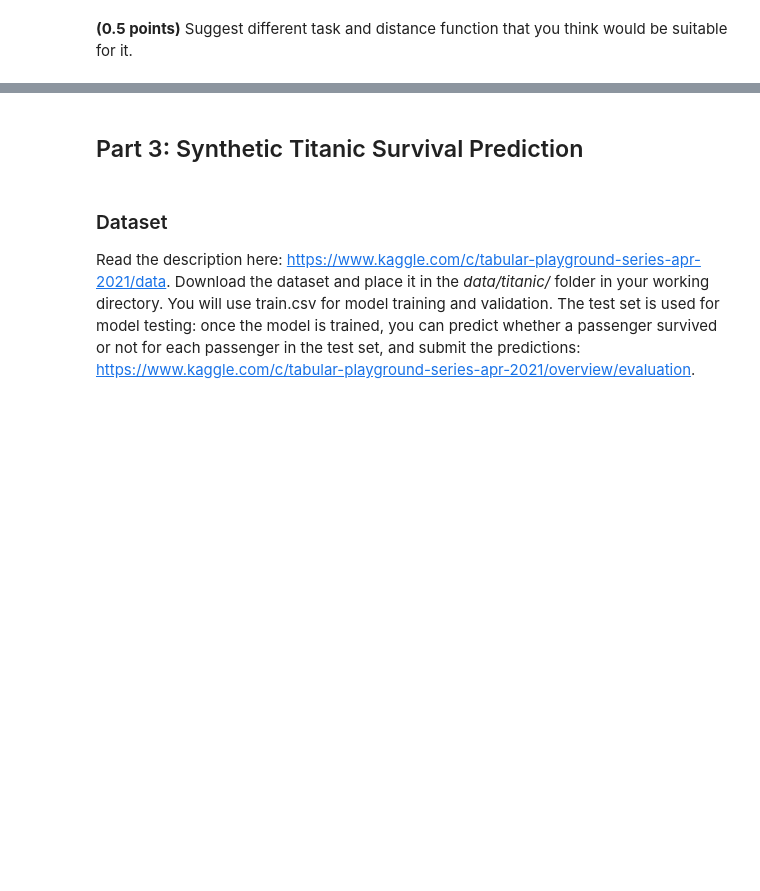
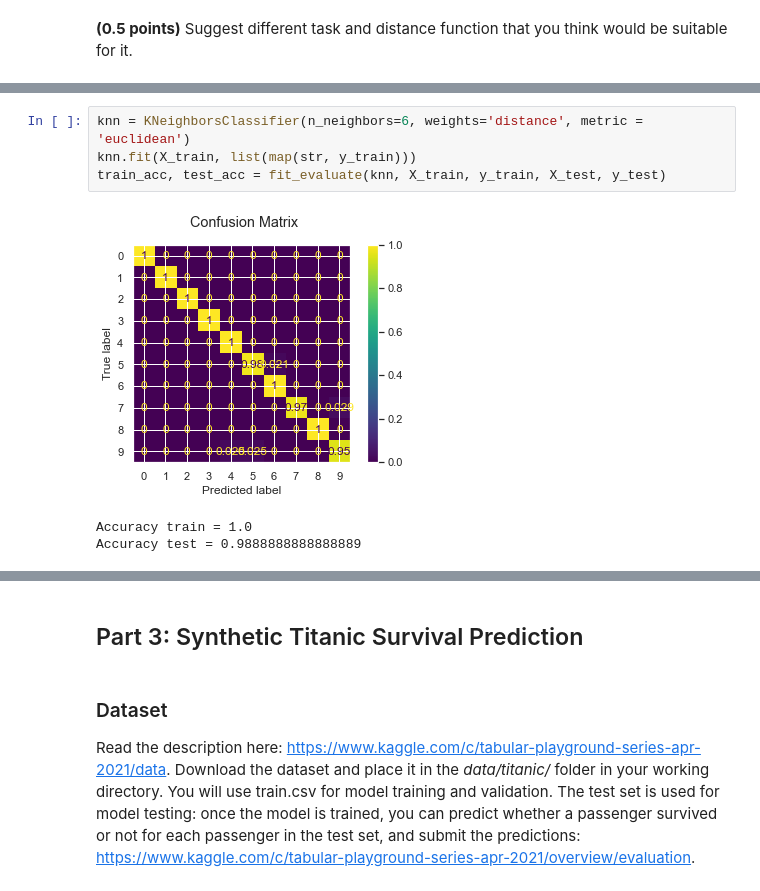
Before and after one commit to lizaveta56k/ML-22_2, a Jupyter notebook: task-5/hw_classification.ipynb, the cells around one changed output, grey strips where cells are left out. Drawn from its saved outputs; the diff is of its cells as text; blank space fills up the shorter version.

```diff
--- a/task-5/hw_classification.ipynb
+++ b/task-5/hw_classification.ipynb
@@ -544,0 +626,8 @@ sns.lineplot(x=n_params, y=results_test)
+# %%
+knn = KNeighborsClassifier(n_neighbors=6, weights='distance', metric = 'euclidean')
+knn.fit(X_train, list(map(str, y_train)))
+train_acc, test_acc = fit_evaluate(knn, X_train, y_train, X_test, y_test)
+# %% [output]
+[figure, added]
+Accuracy train = 1.0
+Accuracy test = 0.9888888888888889
```
Also changed, not shown: parts of 24 cells of this notebook.
